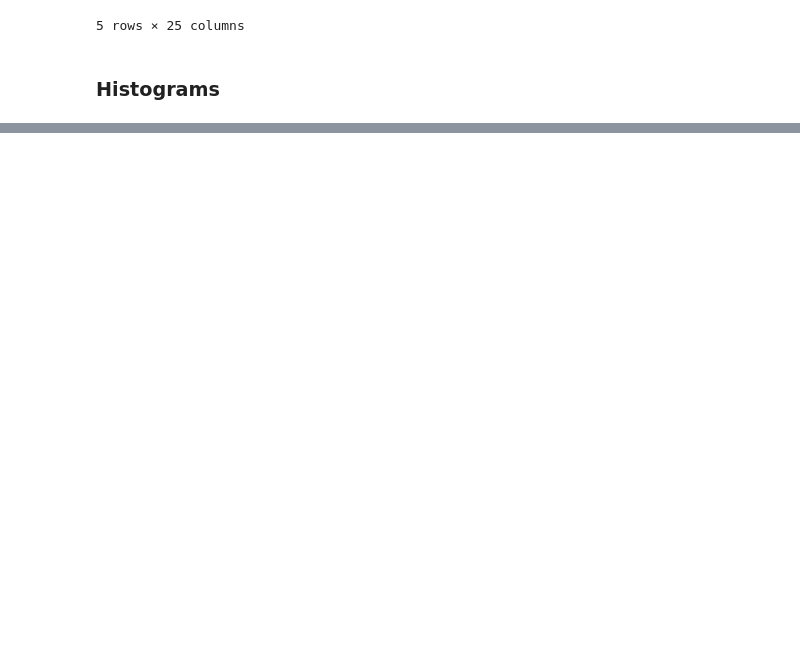
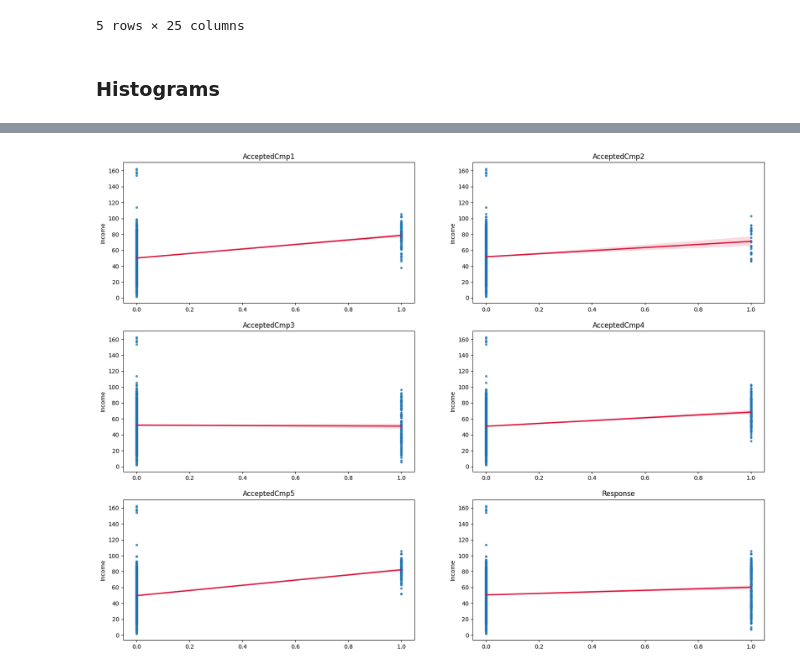
Before and after one commit to YagmurSimsekk/DataScience, a Jupyter notebook: Customer-Prediction-Analysis/customer-analysis.ipynb, the cells around one changed output, grey strips where cells are left out. Cells and saved outputs as stored; diff of their text form; code cells hidden in the pictures; blank space fills up the shorter version.

```diff
--- a/Customer-Prediction-Analysis/customer-analysis.ipynb
+++ b/Customer-Prediction-Analysis/customer-analysis.ipynb
@@ -228,0 +229,2 @@ for i, column in enumerate(df.columns):
+# %%
+df.drop(df[(df['Income']>200)|(df['Age']>100)].index,inplace=True)
@@ -228,0 +240,18 @@ for i, column in enumerate(df.columns):
+# %%
+# Creating a list of binary variables
+columns_cont =["AcceptedCmp1", "AcceptedCmp2", "AcceptedCmp3", "AcceptedCmp4", "AcceptedCmp5", "Response"]
+
+# Setting the number of rows and columns in the plotting grid
+n_rows=3
+n_cols=2
+
+# Creating the subplots
+fig, axes = plt.subplots(nrows=n_rows, ncols=n_cols, figsize = (20, 15))
+
+for i, column in enumerate(columns_cont):
+    sns.regplot(x = column, y = "Income", data = df,
+                ax=axes[i//n_cols,i%n_cols],
+                scatter_kws={'s' : 10},
+                line_kws={'color': 'crimson'}).set(xlabel=None, title = column)
+# %% [output]
+[figure, added]
```
Also changed, not shown: parts of 14 cells of this notebook, 1 other file.
